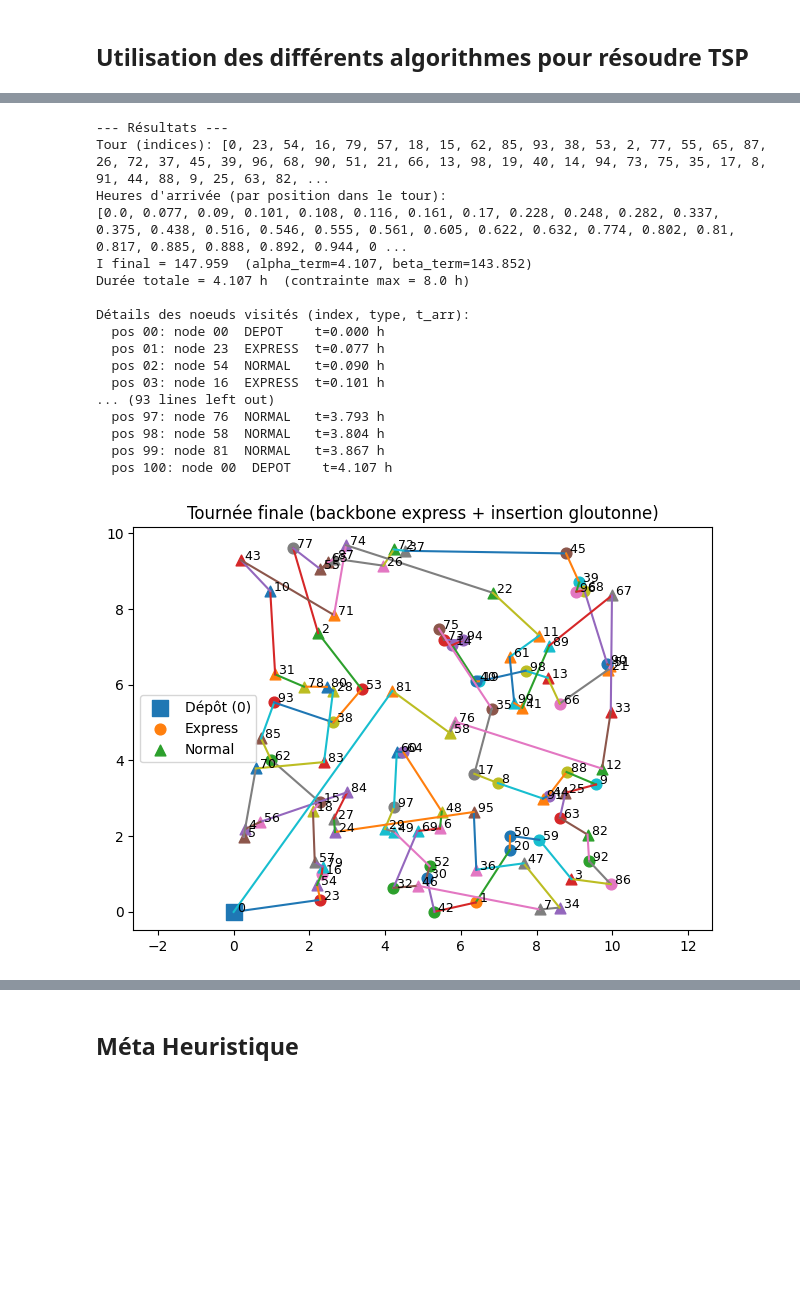
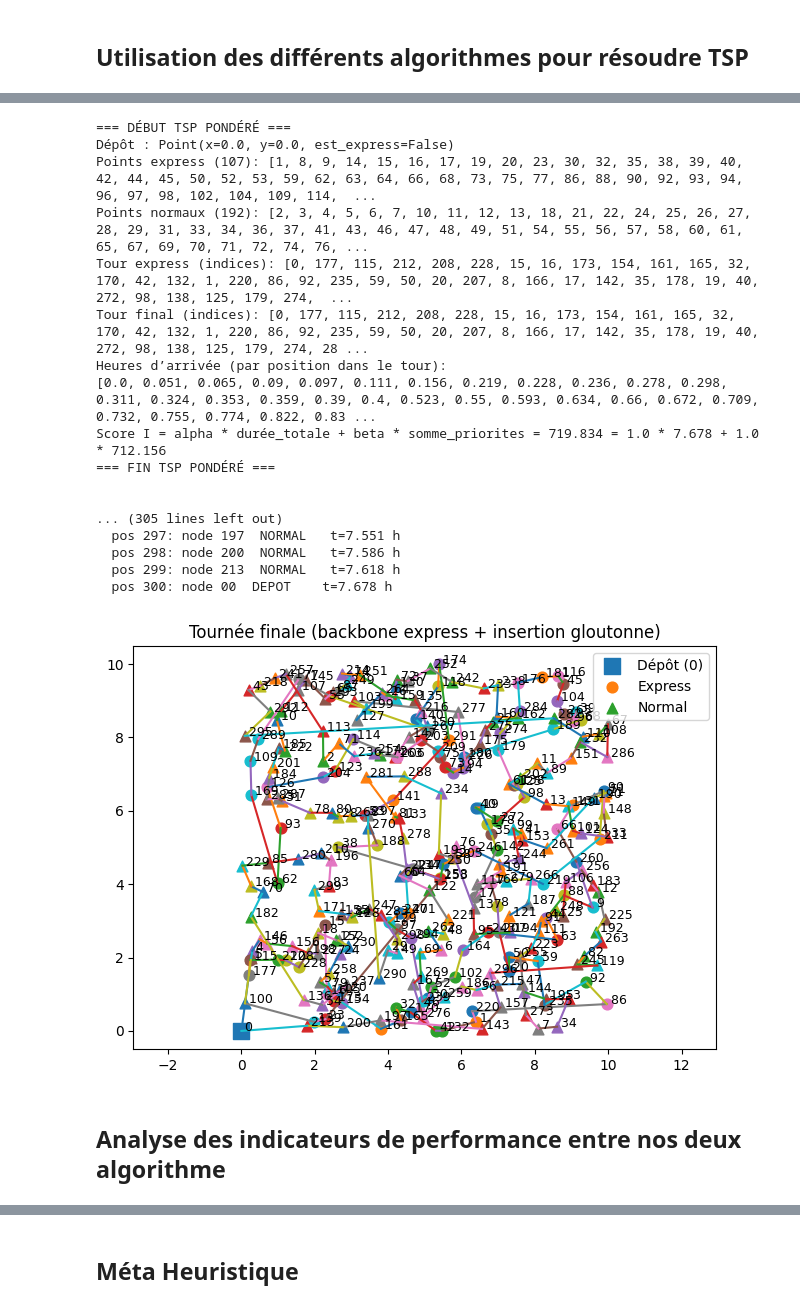
Before and after one commit to MatysLep/Graphe-Algo-TSP-Express, a Jupyter notebook: main.ipynb, the cells around one changed output, grey strips where cells are left out. Saved outputs shown, nothing was run; the diff lists cells and outputs as text; code cells hidden in the pictures; blank space fills up the shorter version.

```diff
--- a/main.ipynb
+++ b/main.ipynb
@@ -10,7 +10,7 @@ from algo.aco import aco_solve, format_solution
 # %% [markdown]
 ### Déclaration des variables
 # %%
-random_n = 10 # Nombre de points de livraison
+random_n = 300 # Nombre de points de livraison
 ratio_express = 0.4 # Ratio des points de livraison express
 points = make_demo_points(random_n, ratio_express)
 
@@ -29,3 +29,3 @@ w_normal = 1/(1 + w_express) # Importance des clients standards
 # %%
-algorithme2.run(points, alpha, beta, w_express, w_normal, max_hours, speed)
+t_arr_1, tour_with_types_1 = algorithme.run(points, alpha, beta, w_express, w_normal, max_hours, speed)
 # %% [output]
@@ -52,21 +52,23 @@ Score I = alpha * durée_totale + beta * somme_priorites = 119.213 = 1.0 * 4.496
 # %%
-algorithme.run(points, alpha, beta, w_express, w_normal, max_hours, speed)
+t_arr_2,tour_with_types_2 = algorithme2.run(points, alpha, beta, w_express, w_normal, max_hours, speed)
 # %% [output]
---- Résultats ---
-Tour (indices): [0, 23, 54, 16, 79, 57, 18, 15, 62, 85, 93, 38, 53, 2, 77, 55, 65, 87, 26, 72, 37, 45, 39, 96, 68, 90, 51, 21, 66, 13, 98, 19, 40, 14, 94, 73, 75, 35, 17, 8, 91, 44, 88, 9, 25, 63, 82, ...
-Heures d'arrivée (par position dans le tour):
-[0.0, 0.077, 0.09, 0.101, 0.108, 0.116, 0.161, 0.17, 0.228, 0.248, 0.282, 0.337, 0.375, 0.438, 0.516, 0.546, 0.555, 0.561, 0.605, 0.622, 0.632, 0.774, 0.802, 0.81, 0.817, 0.885, 0.888, 0.892, 0.944, 0 ...
-I final = 147.959  (alpha_term=4.107, beta_term=143.852)
-Durée totale = 4.107 h  (contrainte max = 8.0 h)
+=== DÉBUT TSP PONDÉRÉ ===
+Dépôt : Point(x=0.0, y=0.0, est_express=False)
+Points express (107): [1, 8, 9, 14, 15, 16, 17, 19, 20, 23, 30, 32, 35, 38, 39, 40, 42, 44, 45, 50, 52, 53, 59, 62, 63, 64, 66, 68, 73, 75, 77, 86, 88, 90, 92, 93, 94, 96, 97, 98, 102, 104, 109, 114,  ...
+Points normaux (192): [2, 3, 4, 5, 6, 7, 10, 11, 12, 13, 18, 21, 22, 24, 25, 26, 27, 28, 29, 31, 33, 34, 36, 37, 41, 43, 46, 47, 48, 49, 51, 54, 55, 56, 57, 58, 60, 61, 65, 67, 69, 70, 71, 72, 74, 76, ...
+Tour express (indices): [0, 177, 115, 212, 208, 228, 15, 16, 173, 154, 161, 165, 32, 170, 42, 132, 1, 220, 86, 92, 235, 59, 50, 20, 207, 8, 166, 17, 142, 35, 178, 19, 40, 272, 98, 138, 125, 179, 274,  ...
+Tour final (indices): [0, 177, 115, 212, 208, 228, 15, 16, 173, 154, 161, 165, 32, 170, 42, 132, 1, 220, 86, 92, 235, 59, 50, 20, 207, 8, 166, 17, 142, 35, 178, 19, 40, 272, 98, 138, 125, 179, 274, 28 ...
+Heures d’arrivée (par position dans le tour):
+[0.0, 0.051, 0.065, 0.09, 0.097, 0.111, 0.156, 0.219, 0.228, 0.236, 0.278, 0.298, 0.311, 0.324, 0.353, 0.359, 0.39, 0.4, 0.523, 0.55, 0.593, 0.634, 0.66, 0.672, 0.709, 0.732, 0.755, 0.774, 0.822, 0.83 ...
+Score I = alpha * durée_totale + beta * somme_priorites = 719.834 = 1.0 * 7.678 + 1.0 * 712.156
+=== FIN TSP PONDÉRÉ ===
 
-Détails des noeuds visités (index, type, t_arr):
-  pos 00: node 00  DEPOT    t=0.000 h
-  pos 01: node 23  EXPRESS  t=0.077 h
-  pos 02: node 54  NORMAL   t=0.090 h
-  pos 03: node 16  EXPRESS  t=0.101 h
-... (93 lines left out)
-  pos 97: node 76  NORMAL   t=3.793 h
-  pos 98: node 58  NORMAL   t=3.804 h
-  pos 99: node 81  NORMAL   t=3.867 h
-  pos 100: node 00  DEPOT    t=4.107 h
+
+... (305 lines left out)
+  pos 297: node 197  NORMAL   t=7.551 h
+  pos 298: node 200  NORMAL   t=7.586 h
+  pos 299: node 213  NORMAL   t=7.618 h
+  pos 300: node 00  DEPOT    t=7.678 h
-[figure, old version]
+[figure, new version]
+# %% [markdown]
+## Analyse des indicateurs de performance entre nos deux algorithme
```
Also changed, not shown: parts of 8 cells of this notebook, 2 other files.
